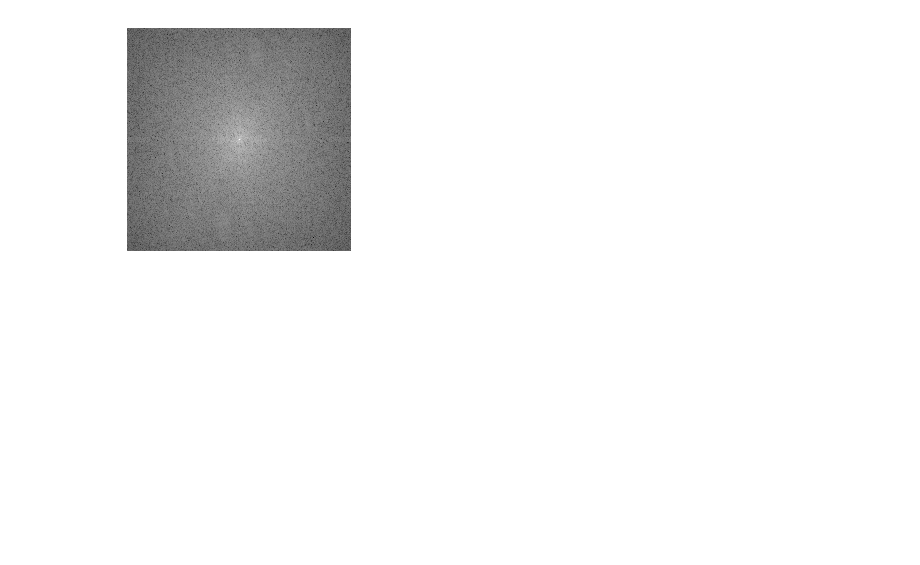
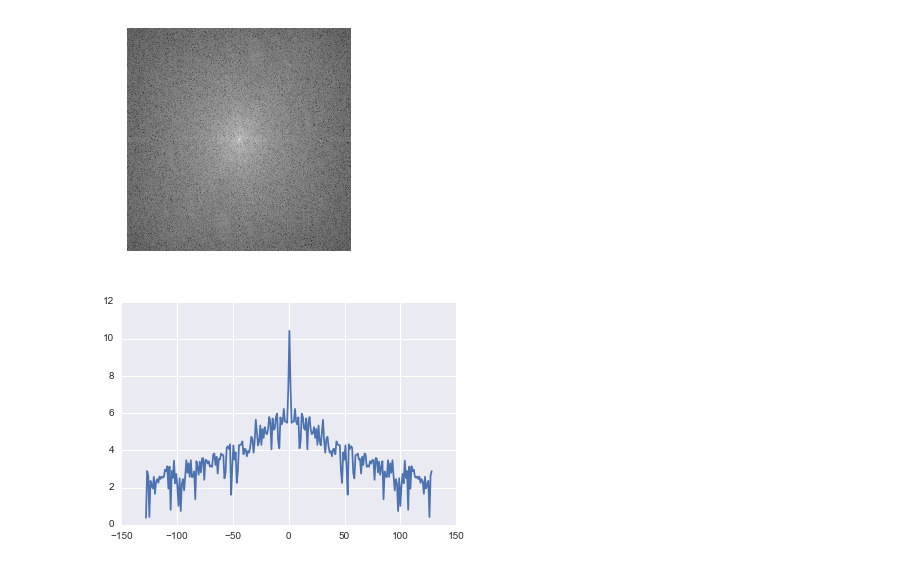
Before and after one commit to tomwallis/PsyUtils, a Jupyter notebook: spectral_analysis_demo.ipynb, the cells around one changed output. Saved outputs shown, nothing was run; the diff lists cells and outputs as text; code cells hidden in the pictures; blank space fills up the shorter version.

```diff
--- a/spectral_analysis_demo.ipynb
+++ b/spectral_analysis_demo.ipynb
@@ -404,7 +404,7 @@ the SD of the image is 0.194
 the rms contrast (SD / mean) is 0.376
 [figure]
 # %%
-A, P, F = pu.image.spectral_analysis_fft(im.real)
+A, P, F = pu.image.spectral_analysis_fft(im)
 show_im(np.log(A))
 # %% [output]
 image is of type <class 'numpy.ndarray'>
@@ -415,4 +415,9 @@ the mean of the image is 2.564
 the SD of the image is 1.053
 the rms contrast (SD / mean) is 0.411
 [figure]
+# %%
+x = np.linspace(-A.shape[1]//2, A.shape[1]//2, num=A.shape[1])
+plt.plot(x, np.log(A[A.shape[0]//2, :]));
+# %% [output]
+[figure, added]
 # %%
```
Also changed, not shown: parts of 44 cells of this notebook, 7 other files.
